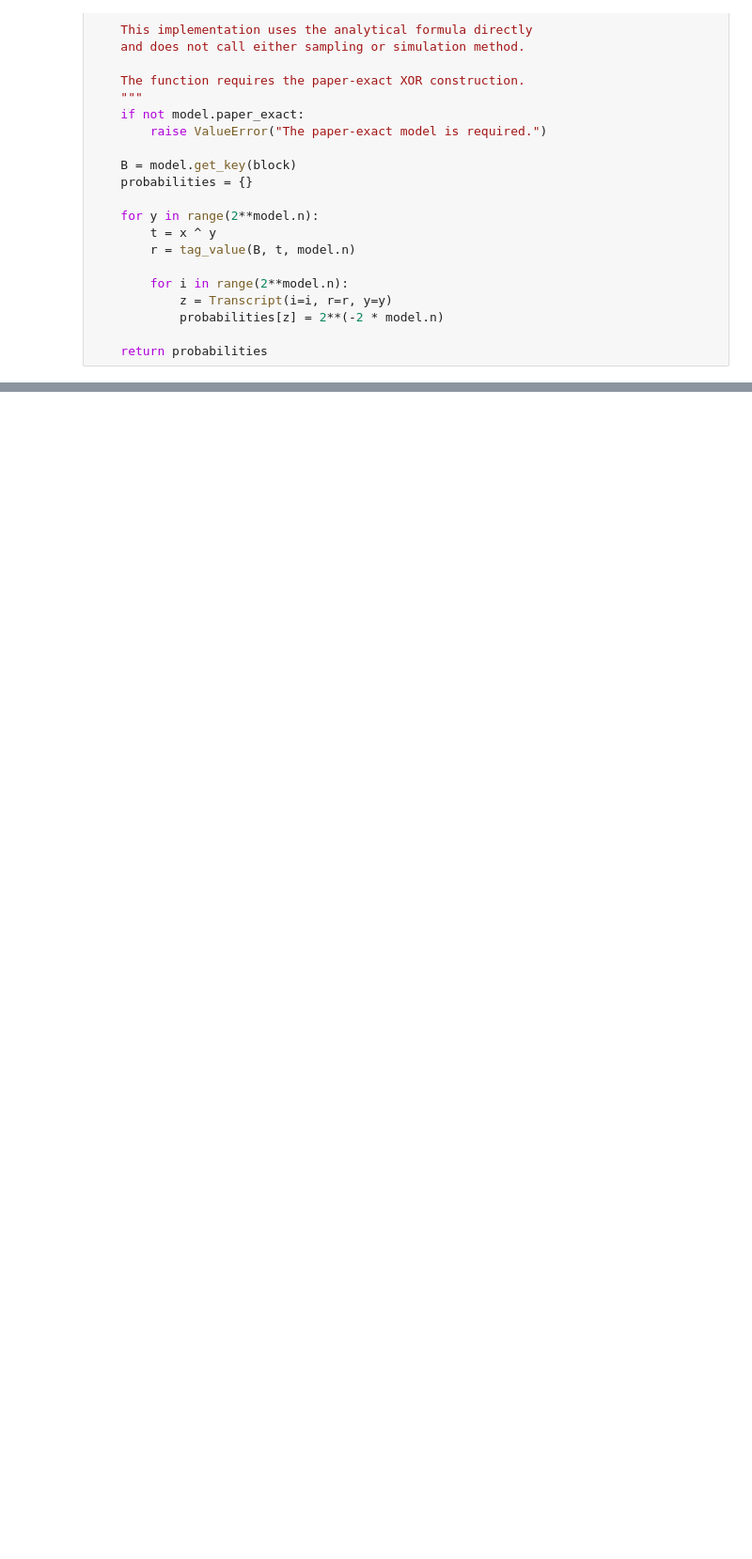
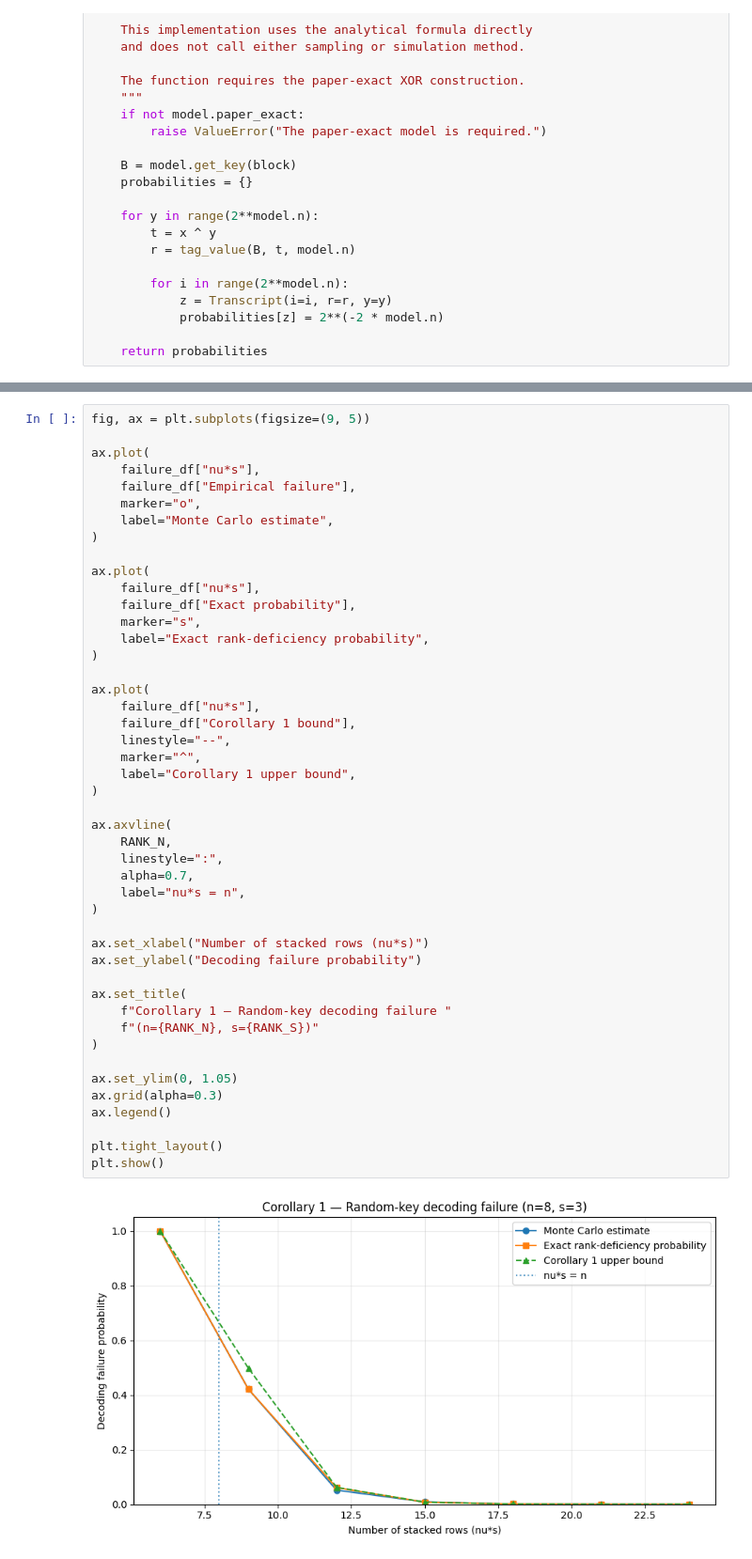
Before and after one commit to NesyaLab/ISCAS2027, a Jupyter notebook: notebooks/Circuit_level_inversion_security_LCU.ipynb, the cells around one changed output, grey strips where cells are left out. Shown at 94% size. Drawn from its saved outputs; the diff is of its cells as text; blank space fills up the shorter version.

Commit message:
Add corollary prop 4

```diff
--- a/notebooks/Circuit_level_inversion_security_LCU.ipynb
+++ b/notebooks/Circuit_level_inversion_security_LCU.ipynb
@@ -459,0 +1374,48 @@ monotonically because the samples are random.
+# %%
+fig, ax = plt.subplots(figsize=(9, 5))
+
+ax.plot(
+    failure_df["nu*s"],
+    failure_df["Empirical failure"],
+    marker="o",
+    label="Monte Carlo estimate",
+)
+
+ax.plot(
+    failure_df["nu*s"],
+    failure_df["Exact probability"],
+    marker="s",
+    label="Exact rank-deficiency probability",
+)
+
+ax.plot(
+    failure_df["nu*s"],
+    failure_df["Corollary 1 bound"],
+    linestyle="--",
+    marker="^",
+    label="Corollary 1 upper bound",
+)
+
+ax.axvline(
+    RANK_N,
+    linestyle=":",
+    alpha=0.7,
+    label="nu*s = n",
+)
+
+ax.set_xlabel("Number of stacked rows (nu*s)")
+ax.set_ylabel("Decoding failure probability")
+
+ax.set_title(
+    f"Corollary 1 — Random-key decoding failure "
+    f"(n={RANK_N}, s={RANK_S})"
+)
+
+ax.set_ylim(0, 1.05)
+ax.grid(alpha=0.3)
+ax.legend()
+
+plt.tight_layout()
+plt.show()
+# %% [output]
+[figure, added]
```
Also changed, not shown: parts of 17 cells of this notebook.
